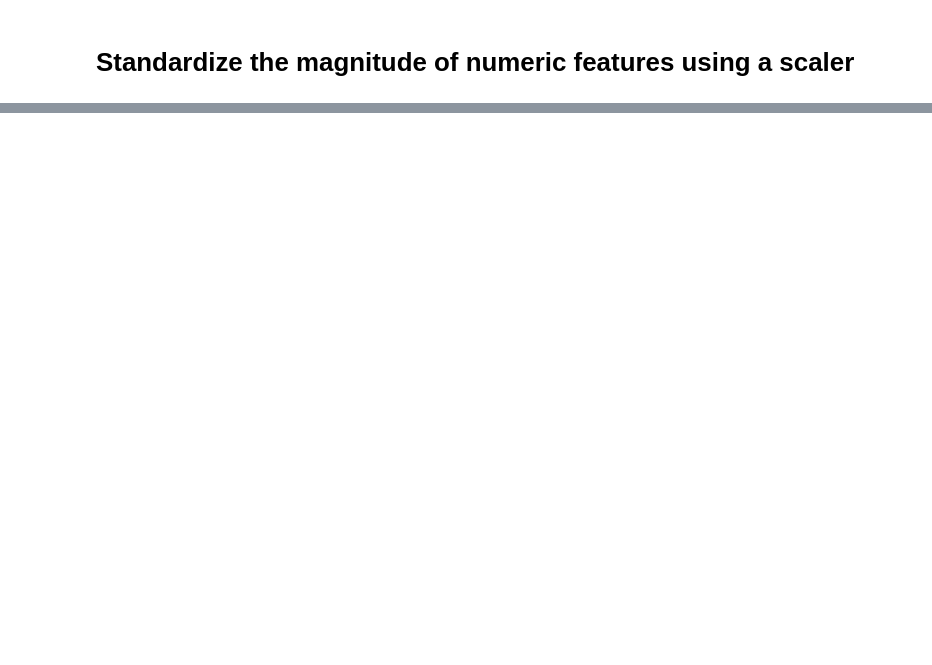
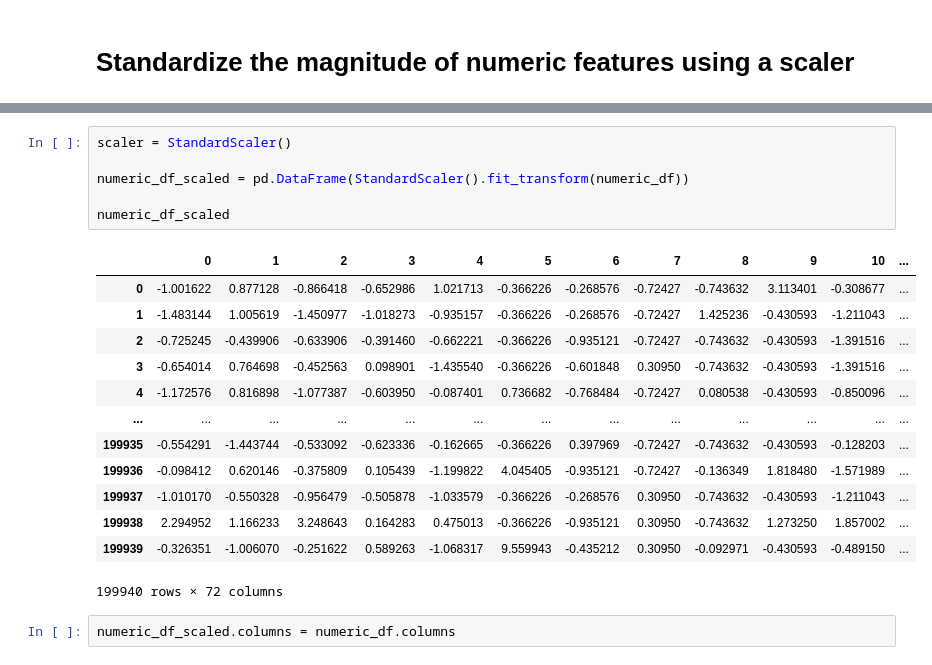
Before and after one commit to jjobes90/Loan-Approval, a Jupyter notebook: Pre_processing.ipynb, the cells around one changed output, grey strips where cells are left out. Drawn from its saved outputs; the diff is of its cells as text; blank space fills up the shorter version.

```diff
--- a/Pre_processing.ipynb
+++ b/Pre_processing.ipynb
@@ -185,0 +196,22 @@ Name: num_tl_120dpd_2m, dtype: int64
+# %%
+scaler = StandardScaler()
+
+numeric_df_scaled = pd.DataFrame(StandardScaler().fit_transform(numeric_df))
+
+numeric_df_scaled
+# %% [output]
+|  | 0 | 1 | 2 | 3 | 4 | 5 | 6 | 7 | 8 | 9 | 10 | ... |
+| 0 | -1.001622 | 0.877128 | -0.866418 | -0.652986 | 1.021713 | -0.366226 | -0.268576 | -0.72427 | -0.743632 | 3.113401 | -0.308677 | ... |
+| 1 | -1.483144 | 1.005619 | -1.450977 | -1.018273 | -0.935157 | -0.366226 | -0.268576 | -0.72427 | 1.425236 | -0.430593 | -1.211043 | ... |
+| 2 | -0.725245 | -0.439906 | -0.633906 | -0.391460 | -0.662221 | -0.366226 | -0.935121 | -0.72427 | -0.743632 | -0.430593 | -1.391516 | ... |
+| 3 | -0.654014 | 0.764698 | -0.452563 | 0.098901 | -1.435540 | -0.366226 | -0.601848 | 0.30950 | -0.743632 | -0.430593 | -1.391516 | ... |
+| 4 | -1.172576 | 0.816898 | -1.077387 | -0.603950 | -0.087401 | 0.736682 | -0.768484 | -0.72427 | 0.080538 | -0.430593 | -0.850096 | ... |
+| ... | ... | ... | ... | ... | ... | ... | ... | ... | ... | ... | ... | ... |
+| 199935 | -0.554291 | -1.443744 | -0.533092 | -0.623336 | -0.162665 | -0.366226 | 0.397969 | -0.72427 | -0.743632 | -0.430593 | -0.128203 | ... |
+| 199936 | -0.098412 | 0.620146 | -0.375809 | 0.105439 | -1.199822 | 4.045405 | -0.935121 | -0.72427 | -0.136349 | 1.818480 | -1.571989 | ... |
+| 199937 | -1.010170 | -0.550328 | -0.956479 | -0.505878 | -1.033579 | -0.366226 | -0.268576 | 0.30950 | -0.743632 | -0.430593 | -1.211043 | ... |
+| 199938 | 2.294952 | 1.166233 | 3.248643 | 0.164283 | 0.475013 | -0.366226 | -0.935121 | 0.30950 | -0.743632 | 1.273250 | 1.857002 | ... |
+| 199939 | -0.326351 | -1.006070 | -0.251622 | 0.589263 | -1.068317 | 9.559943 | -0.435212 | 0.30950 | -0.092971 | -0.430593 | -0.489150 | ... |
+199940 rows × 72 columns
+# %%
+numeric_df_scaled.columns = numeric_df.columns
```
Also changed, not shown: parts of 36 cells of this notebook.
